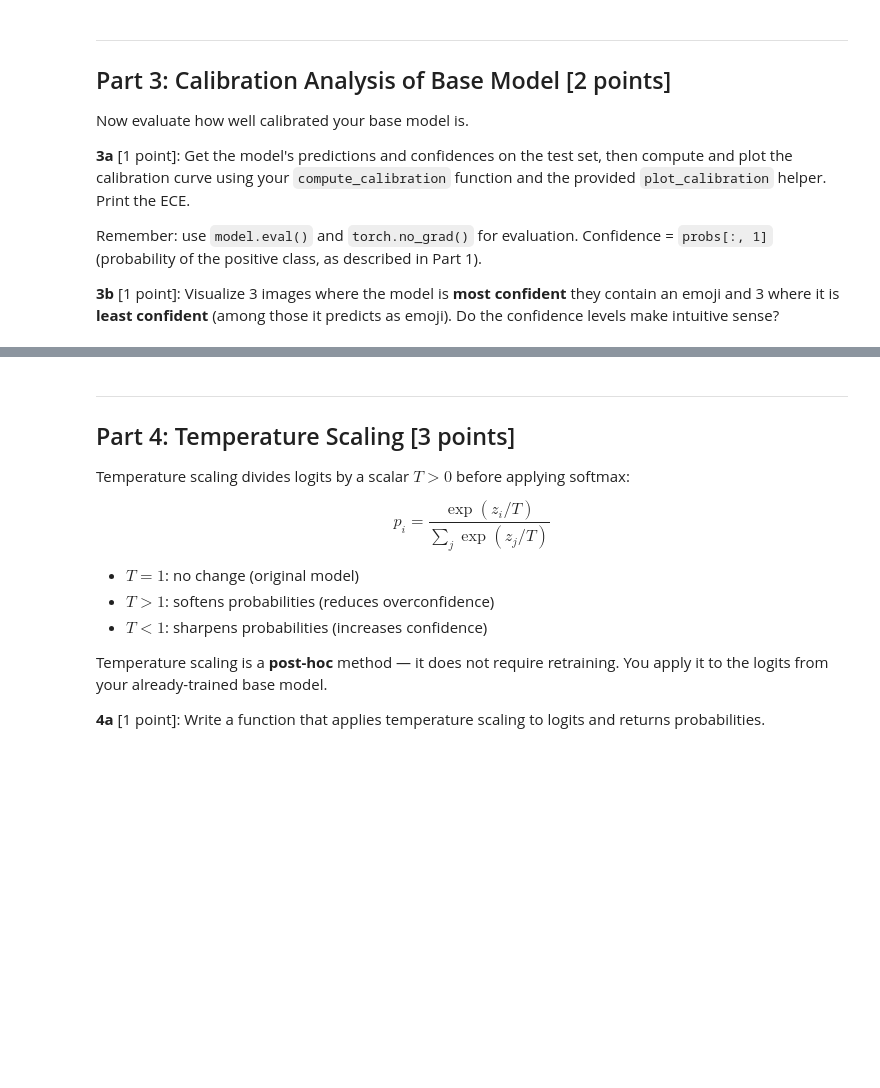
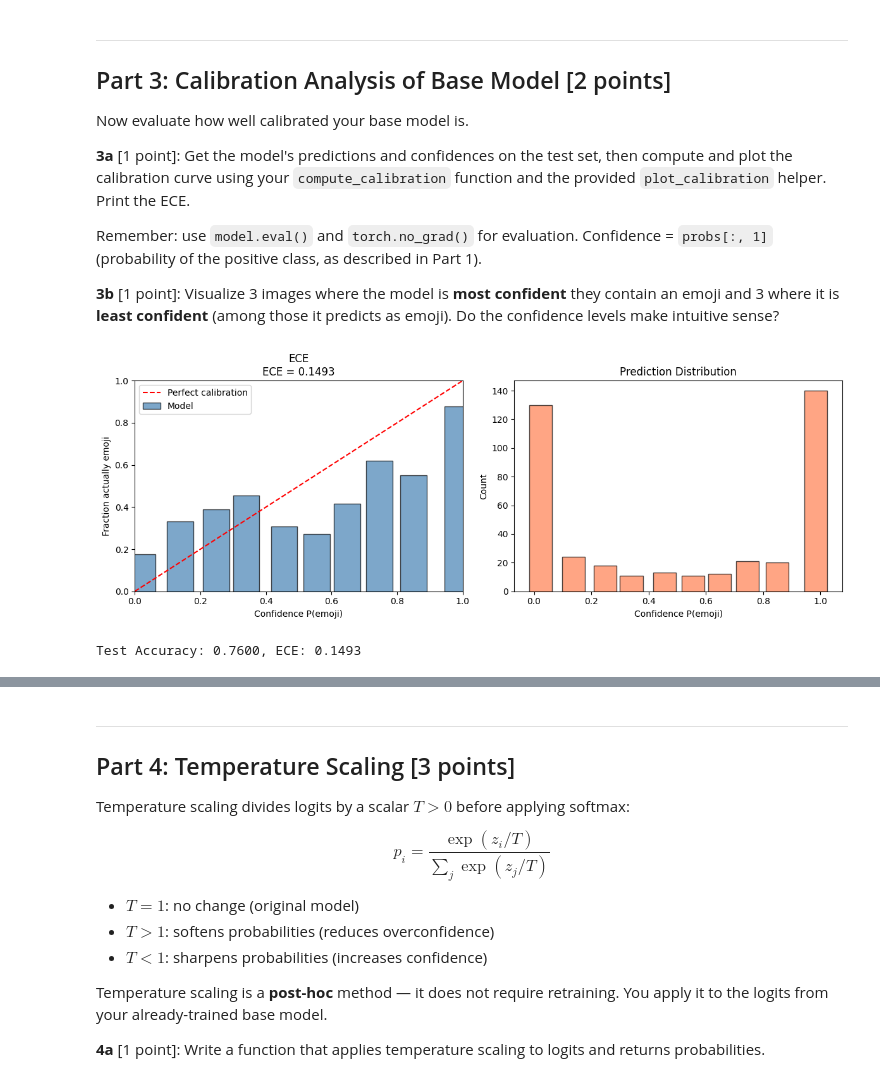
Before and after one commit to Vedant2100/s26, a Jupyter notebook: CS_229/hw2/hw2.ipynb, the cells around one changed output, grey strips where cells are left out. Saved outputs shown, nothing was run; the diff lists cells and outputs as text; code cells hidden in the pictures; blank space fills up the shorter version.

```diff
--- a/CS_229/hw2/hw2.ipynb
+++ b/CS_229/hw2/hw2.ipynb
@@ -335,10 +341,30 @@ batch_size = 64
 learning_rate = 1e-3
 
 # TODO: create DataLoader, optimizer, loss function
-
+optimizer = torch.optim.Adam(model.parameters(), lr=learning_rate)
+criterion = torch.nn.CrossEntropyLoss()
+train_dataset = TensorDataset(train_features, train_labels)
+train_loader = DataLoader(train_dataset, batch_size=batch_size, shuffle=True)
 
 # TODO: training loop
-# For each epoch:
-#   model.train()
-#   For each batch: forward pass, loss, backward, optimizer step
-#   Every 5 epochs: model.eval(), compute test accuracy, print
+for epoch in range(1, n_epochs + 1):
+    model.train()
+    total_loss = 0.0
+    for batch_features, batch_labels in train_loader:
+        batch_features, batch_labels = batch_features.to(device), batch_labels.to(device)
+        optimizer.zero_grad()
+        outputs = model(batch_features)
+        loss = criterion(outputs, batch_labels)
+        loss.backward()
+        optimizer.step()
+        total_loss += loss.item() * batch_features.size(0)
+
+    avg_loss = total_loss / len(train_dataset)
+
+    if epoch % 5 == 0:
+        model.eval()
+        with torch.no_grad():
+            test_outputs = model(test_features.to(device))
+            test_preds = test_outputs.argmax(dim=1)
+            test_acc = (test_preds.cpu() == test_labels).float().mean().item()
+        print(f'Epoch {epoch}/{n_epochs} - Loss: {avg_loss:.4f} - Test Accuracy: {test_acc:.4f}')
@@ -357,11 +388,25 @@ Remember: use `model.eval()` and `torch.no_grad()` for evaluation. Confidence =
 # %%
 # TODO 3a [1 point]: Get predictions, confidences, and plot calibration
 # 1. Set model to eval mode
 # 2. Get logits on test_features (with no_grad)
 # 3. Compute softmax probabilities
 # 4. Confidence = probs[:, 1] — the probability of emoji (positive class)
 # 5. Call compute_calibration(confidences, test_labels) and plot_calibration
 # Also compute accuracy for reporting: (probs.argmax(dim=1) == test_labels).float().mean()
 
 # Save test_logits — you'll need them for temperature scaling later!
 # test_logits = ...
+
+model.eval()
+with torch.no_grad():
+    test_logits = model(test_features.to(device))
+    test_probs = F.softmax(test_logits, dim=1)
+    confidences = test_probs[:, 1]  # Probability of emoji class
+    test_labels = test_labels.to(device)
+    bin_confidences, bin_accuracies, bin_counts, ece = compute_calibration(confidences, test_labels)
+    plot_calibration(bin_confidences, bin_accuracies, bin_counts, ece, title='ECE')
+    test_acc = (test_probs.argmax(dim=1) == test_labels).float().mean().item()
+    print(f'Test Accuracy: {test_acc:.4f}, ECE: {ece:.4f}')
+# %% [output]
+[figure, added]
+Test Accuracy: 0.7600, ECE: 0.1493
```
Also changed, not shown: parts of 16 cells of this notebook.
